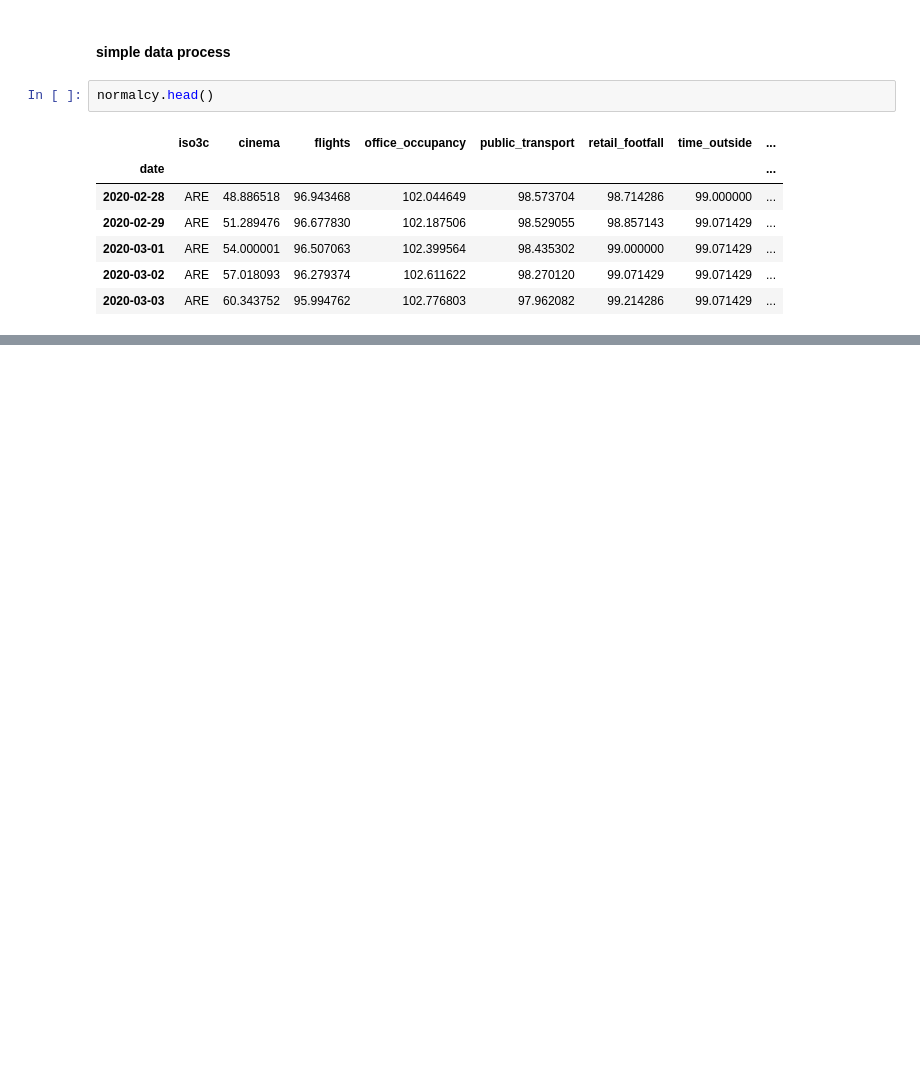
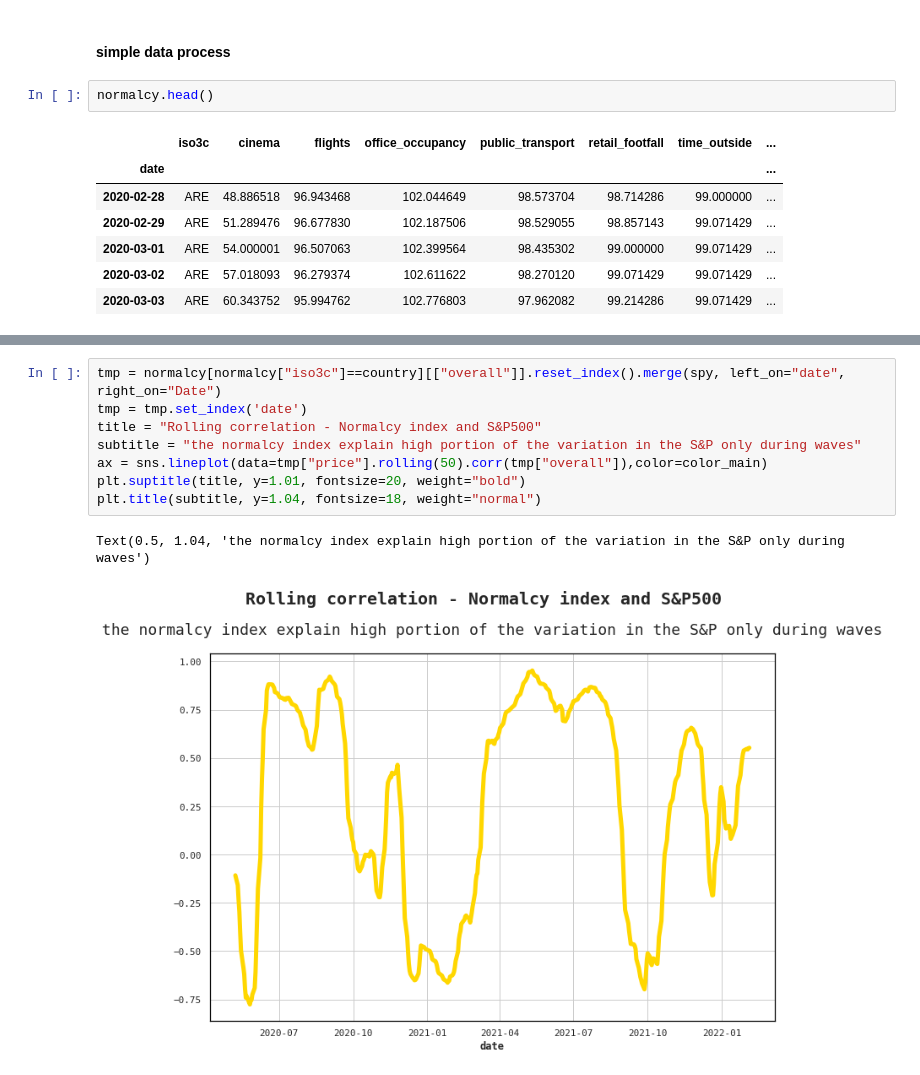
Before and after one commit to hiladar0/normalcy_index, a Jupyter notebook: corona_index.ipynb, the cells around one changed output, grey strips where cells are left out. Saved outputs shown, nothing was run; the diff lists cells and outputs as text; blank space fills up the shorter version.

```diff
--- a/corona_index.ipynb
+++ b/corona_index.ipynb
@@ -188,0 +231,11 @@ fig.savefig(f"./images/{title}.png")
+# %%
+tmp = normalcy[normalcy["iso3c"]==country][["overall"]].reset_index().merge(spy, left_on="date", right_on="Date")
+tmp = tmp.set_index('date')
+title = "Rolling correlation - Normalcy index and S&P500"
+subtitle = "the normalcy index explain high portion of the variation in the S&P only during waves"
+ax = sns.lineplot(data=tmp["price"].rolling(50).corr(tmp["overall"]),color=color_main)
+plt.suptitle(title, y=1.01, fontsize=20, weight="bold")
+plt.title(subtitle, y=1.04, fontsize=18, weight="normal")
+# %% [output]
+Text(0.5, 1.04, 'the normalcy index explain high portion of the variation in the S&P only during waves')
+[figure, added]
```
Also changed, not shown: parts of 17 cells of this notebook.
